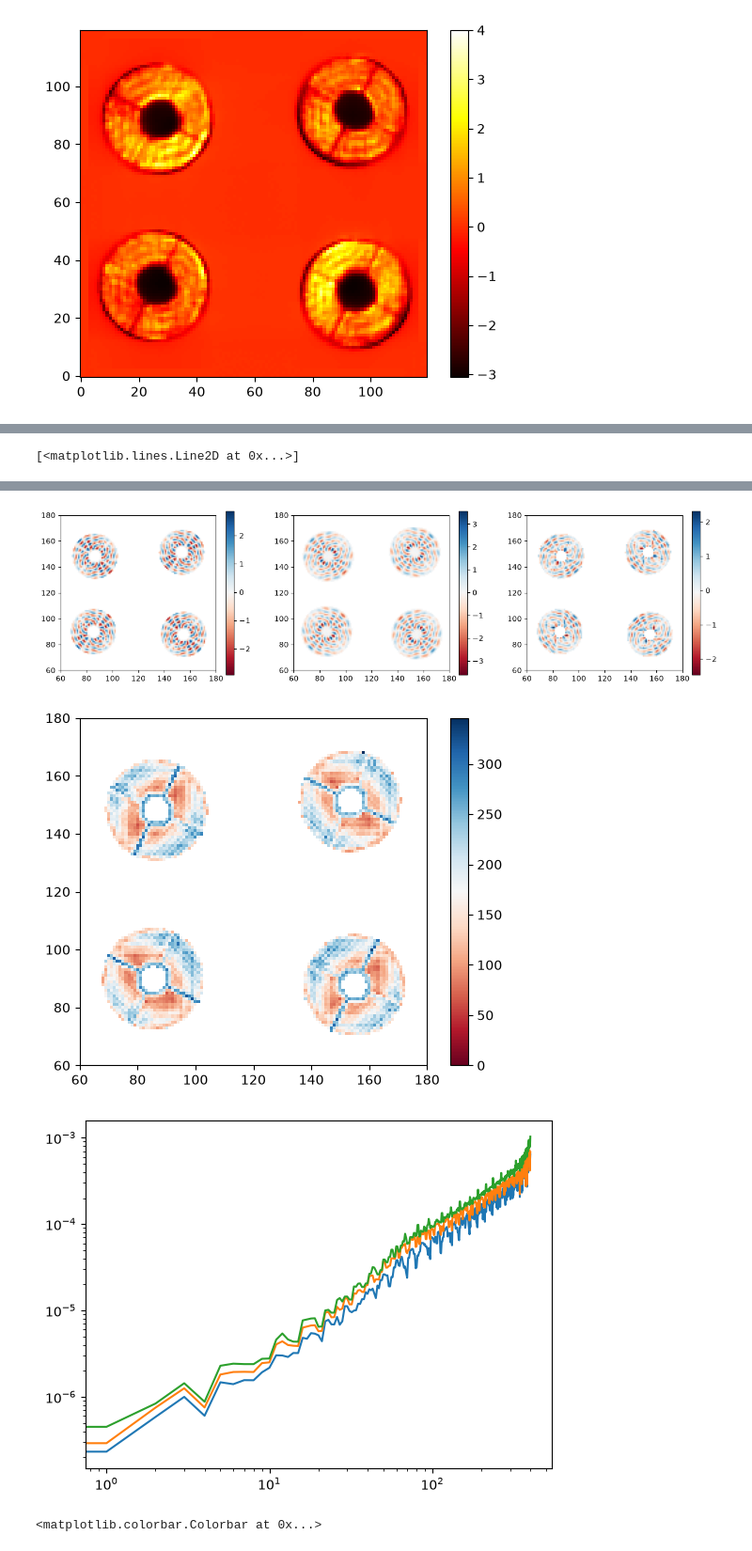
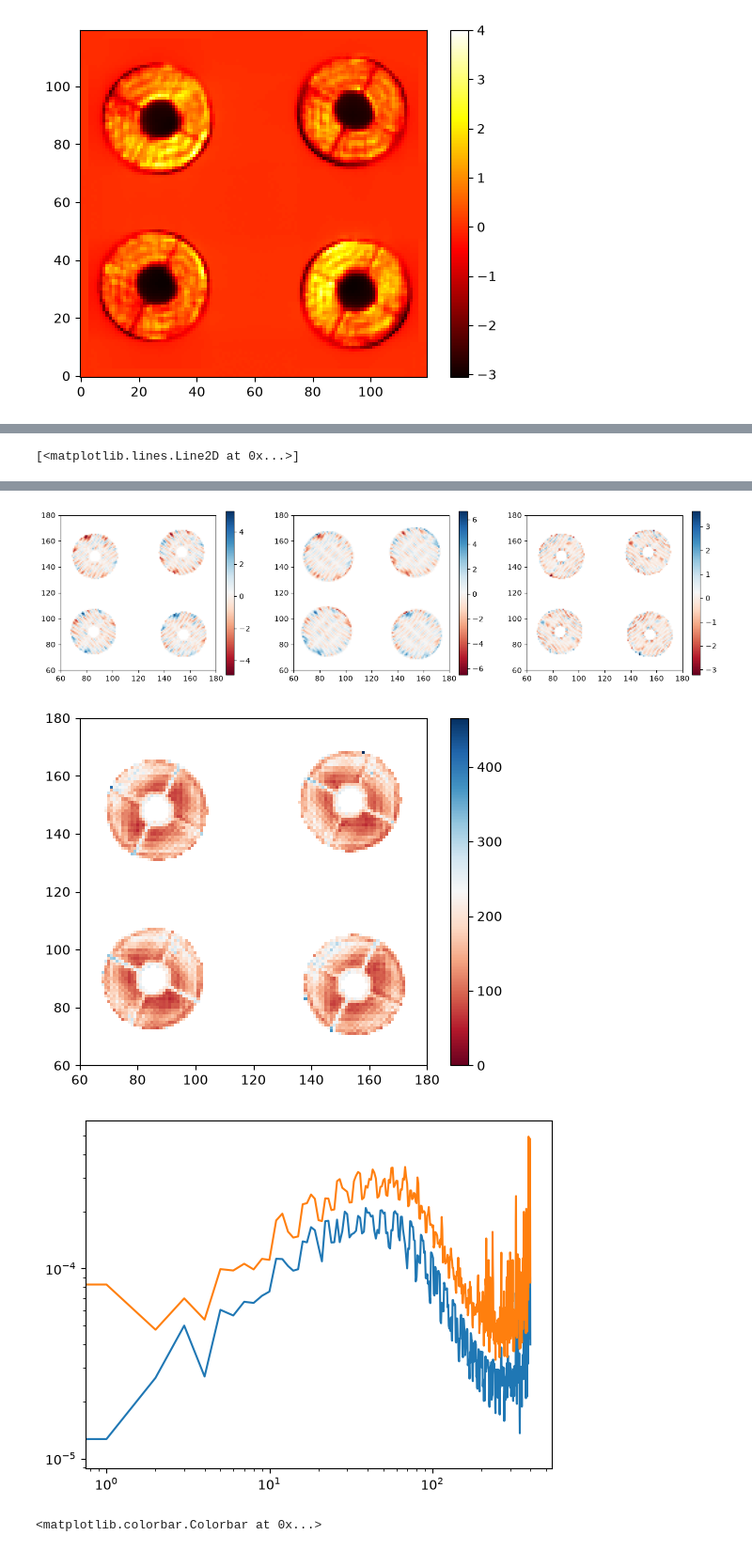
Before and after one commit to Menessao/SPECULA, a Jupyter notebook: config/EKARUS/ekarusSynIM.ipynb, the cells around one changed output, grey strips where cells are left out. Shown at 94% size. Cells and saved outputs as stored; diff of their text form; code cells hidden in the pictures.

```diff
--- a/config/EKARUS/ekarusSynIM.ipynb
+++ b/config/EKARUS/ekarusSynIM.ipynb
@@ -148,11 +180,12 @@ plt.colorbar()
 #     )
 # ifunc_obj.save('/raid1/mmenessini/calibration/EKARUS/ifunc/reordered_unobs_DM468_ifunc.fits', overwrite=True)
 # %%
-skyim = fits.getdata('/raid1/mmenessini/calibration/EKARUS/im/pyr5.0_onsky_dm468_im.fits')
-skyim = fits.getdata('/raid1/mmenessini/calibration/EKARUS/im/pyr5.0_onsky_measIF_dm468_im.fits')
-benchim = fits.getdata('/raid1/mmenessini/calibration/EKARUS/im/pyr5.0_onbench_dm468_im.fits')
-benchim = fits.getdata('/raid1/mmenessini/calibration/EKARUS/im/pyr5.0_onbench_measIF_dm468_im.fits')
-# benchim = fits.getdata('/raid1/mmenessini/calibration/EKARUS/im/pyr5.0_onbench_measIF_bestshift_dm468_im.fits')
+rMod = 5
+skyim = fits.getdata(f'/raid1/mmenessini/calibration/EKARUS/im/pyr{rMod:1.1f}_onsky_dm468_im.fits')
+skyim = fits.getdata(f'/raid1/mmenessini/calibration/EKARUS/im/pyr{rMod:1.1f}_onsky_measIF_dm468_im.fits')
+benchim = fits.getdata(f'/raid1/mmenessini/calibration/EKARUS/im/pyr{rMod:1.1f}_onbench_dm468_im.fits')
+benchim = fits.getdata(f'/raid1/mmenessini/calibration/EKARUS/im/pyr{rMod:1.1f}_onbench_measIF_dm468_im.fits')
+# benchim = fits.getdata('/raid1/mmenessini/calibration/EKARUS/im/pyr3.0_onbench_measIF_bestshift_dm468_im.fits')
 pup_hdu = fits.open('/raid1/mmenessini/calibration/EKARUS/pupils/pyr_pupdata_onsky.fits')
 pup_ids_sky = pup_hdu[1].data
 pup_hdu = fits.open('/raid1/mmenessini/calibration/EKARUS/pupils/pyr_pupdata_onbench.fits')
@@ -161,7 +194,7 @@ pup_ids_bench = pup_hdu[1].data
 sky_pyr_mask = get_pupil_mask(npix=240,filepath='/raid1/mmenessini/calibration/EKARUS/pupils/pyr_pupdata_onsky.fits')
 pyr_mask = get_pupil_mask(npix=240,filepath='/raid1/mmenessini/calibration/EKARUS/pupils/pyr_pupdata_onbench.fits')
 
-j = 200
+j = 399
 npix = 240
 diff = np.zeros([npix,npix])
 fimg_sky = np.zeros([npix,npix])
@@ -179,7 +212,7 @@ for i in range(400):
         valid_ids = pup_ids_sky[:,k] != -1
         len_ids = np.sum(valid_ids)
         np.put(fimg_sky, pup_ids_sky[valid_ids,k], skyim[rtot:rtot+len_ids,i])
-        im_onbench_crop[rtot:rtot+len_ids,i] = fimg_bench.flatten()[pup_ids_sky[valid_ids,k]]
+        im_onbench_crop[skyim.shape[0]//4:skyim.shape[0]//4+len_ids,i] = fimg_bench.flatten()[pup_ids_sky[valid_ids,k]]
         rtot += len_ids
     sky2d = fimg_sky.reshape([npix,npix])
     bench2d = fimg_bench.reshape([npix,npix])
@@ -190,7 +223,7 @@ for i in range(400):
 
 # from specula.data_objects.intmat import Intmat
 # im_obj = Intmat(intmat=im_onbench_crop)
-# im_obj.save('/raid1/mmenessini/calibration/EKARUS/im/pyr5.0_onbench_crop_im.fits',overwrite=False)
+# im_obj.save('/raid1/mmenessini/calibration/EKARUS/im/pyr5.0_onbench_crop_measIF_im.fits',overwrite=True)
 
 plt.figure()
 plt.imshow(imold[:,j].reshape([240,240]),origin='lower',cmap='RdBu')
@@ -223,7 +256,9 @@ plt.ylim([60,180])
 
 plt.figure()
 plt.loglog(np.diag(skyim.T @ skyim))
-plt.loglog(np.diag(im_onbench_crop.T @ im_onbench_crop))
+# plt.loglog(np.diag(im_onbench_crop.T @ im_onbench_crop))
 plt.loglog(np.diag(benchim.T @ benchim))
+# plt.loglog(np.diag(imold.T @ imold))
+# plt.loglog(np.diag(im.T @ im))
 # %% [output]
 [<matplotlib.lines.Line2D at 0x...>]
@@ -231,6 +266,6 @@ plt.loglog(np.diag(benchim.T @ benchim))
-[figure, old version]
+[figure, new version]
-[figure, old version]
+[figure, new version]
-[figure, old version]
+[figure, new version]
 # %%
 synim = fits.getdata('/raid1/mmenessini/calibration/EKARUS/im/pyr5.0_dm468_onbench_synim.fits')
 pyr_mask = get_pupil_mask(npix=240,filepath='/raid1/mmenessini/calibration/EKARUS/pupils/pyr_pupdata_onbench.fits')
```
Also changed, not shown: parts of 6 cells of this notebook, 4 other files.
